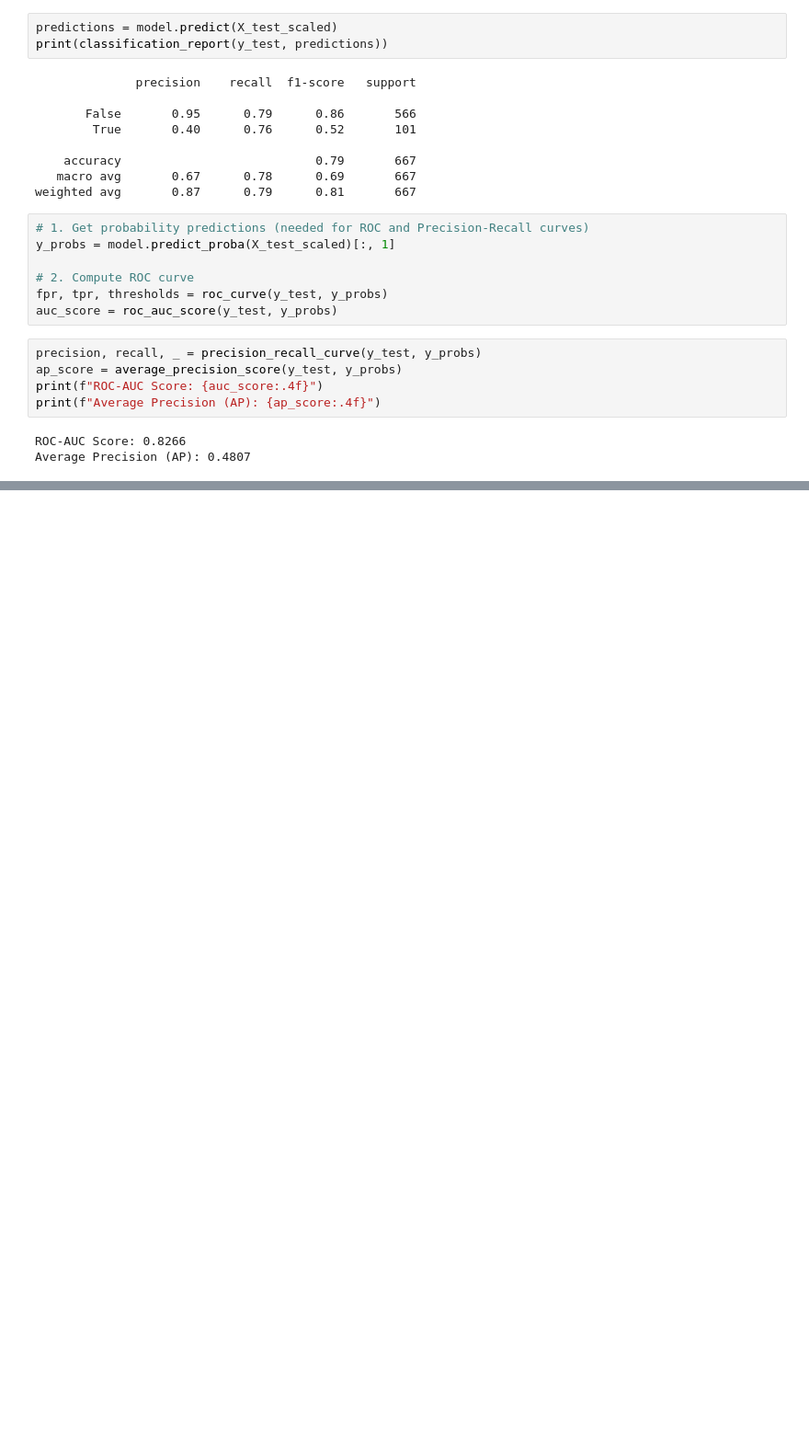
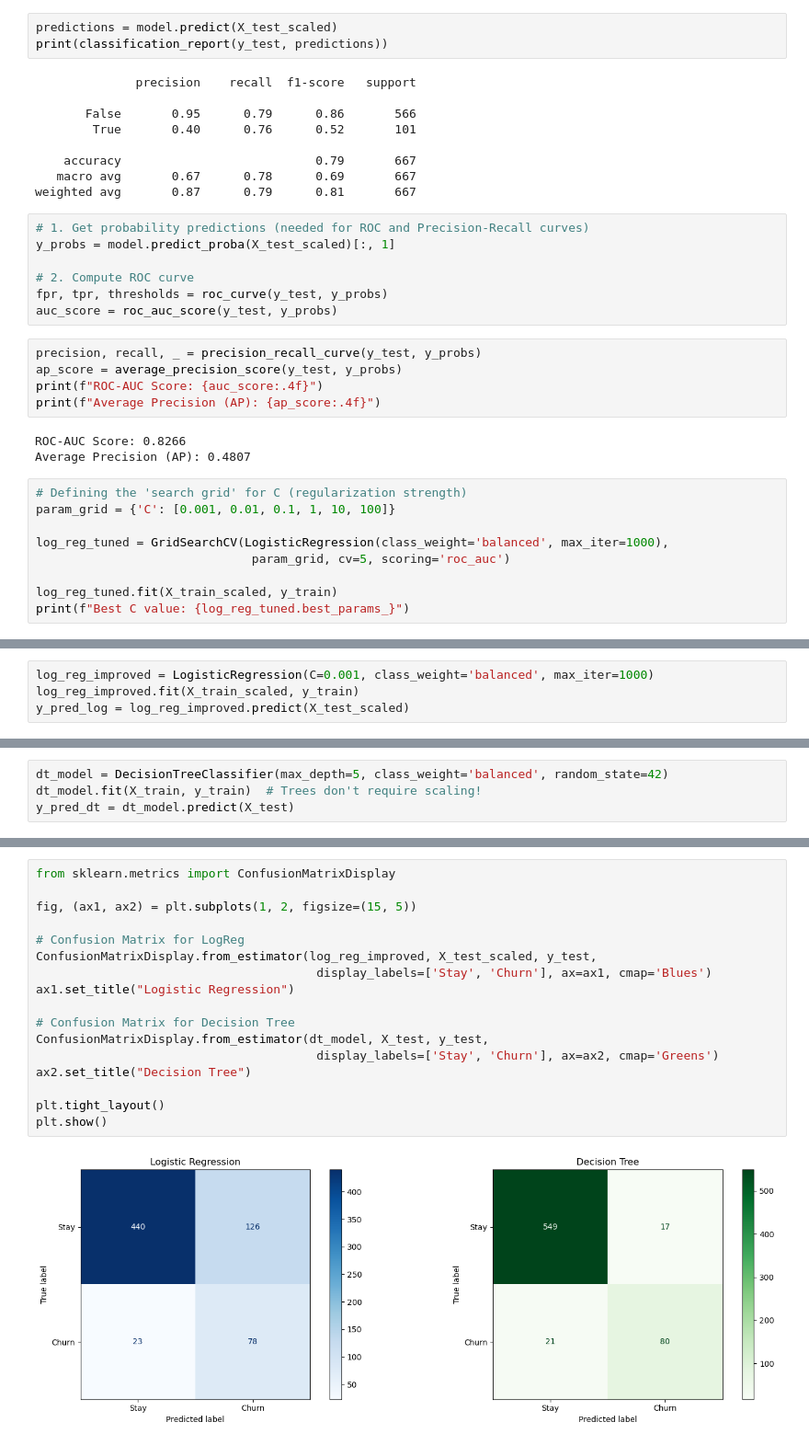
Before and after one commit to justshron/SyriaTel-Customer-Analysis, a Jupyter notebook: Index.ipynb, the cells around one changed output, grey strips where cells are left out. Shown at 92% size. Saved outputs shown, nothing was run; the diff lists cells and outputs as text; blank space fills up the shorter version.

Commit message:
Improving the model

```diff
--- a/Index.ipynb
+++ b/Index.ipynb
@@ -311,3 +312,12 @@ print(f"Average Precision (AP): {ap_score:.4f}")
 # %% [output]
 ROC-AUC Score: 0.8266
 Average Precision (AP): 0.4807
+# %%
+# Defining the 'search grid' for C (regularization strength)
+param_grid = {'C': [0.001, 0.01, 0.1, 1, 10, 100]}
+
+log_reg_tuned = GridSearchCV(LogisticRegression(class_weight='balanced', max_iter=1000),
+                              param_grid, cv=5, scoring='roc_auc')
+
+log_reg_tuned.fit(X_train_scaled, y_train)
+print(f"Best C value: {log_reg_tuned.best_params_}")
@@ -313,0 +326,4 @@ Average Precision (AP): 0.4807
+# %%
+log_reg_improved = LogisticRegression(C=0.001, class_weight='balanced', max_iter=1000)
+log_reg_improved.fit(X_train_scaled, y_train)
+y_pred_log = log_reg_improved.predict(X_test_scaled)
@@ -313,0 +343,4 @@ Average Precision (AP): 0.4807
+# %%
+dt_model = DecisionTreeClassifier(max_depth=5, class_weight='balanced', random_state=42)
+dt_model.fit(X_train, y_train)  # Trees don't require scaling!
+y_pred_dt = dt_model.predict(X_test)
@@ -313,0 +360,19 @@ Average Precision (AP): 0.4807
+# %%
+from sklearn.metrics import ConfusionMatrixDisplay
+
+fig, (ax1, ax2) = plt.subplots(1, 2, figsize=(15, 5))
+
+# Confusion Matrix for LogReg
+ConfusionMatrixDisplay.from_estimator(log_reg_improved, X_test_scaled, y_test,
+                                       display_labels=['Stay', 'Churn'], ax=ax1, cmap='Blues')
+ax1.set_title("Logistic Regression")
+
+# Confusion Matrix for Decision Tree
+ConfusionMatrixDisplay.from_estimator(dt_model, X_test, y_test,
+                                       display_labels=['Stay', 'Churn'], ax=ax2, cmap='Greens')
+ax2.set_title("Decision Tree")
+
+plt.tight_layout()
+plt.show()
+# %% [output]
+[figure, added]
```
Also changed, not shown: parts of 11 cells of this notebook.
